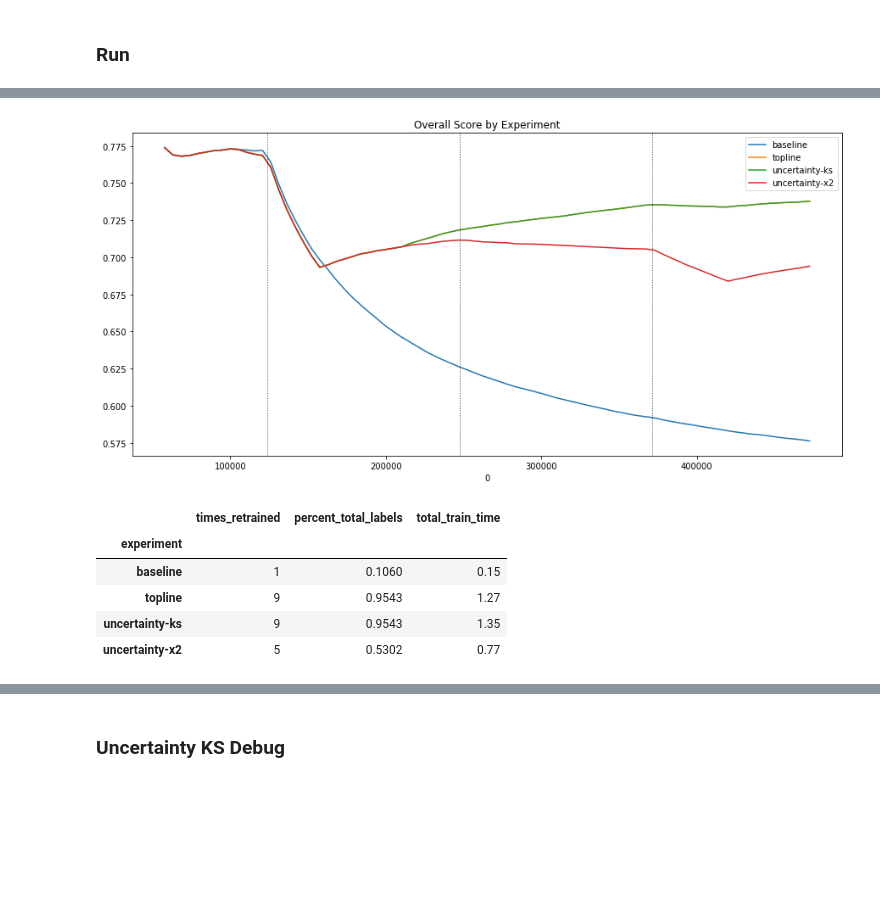
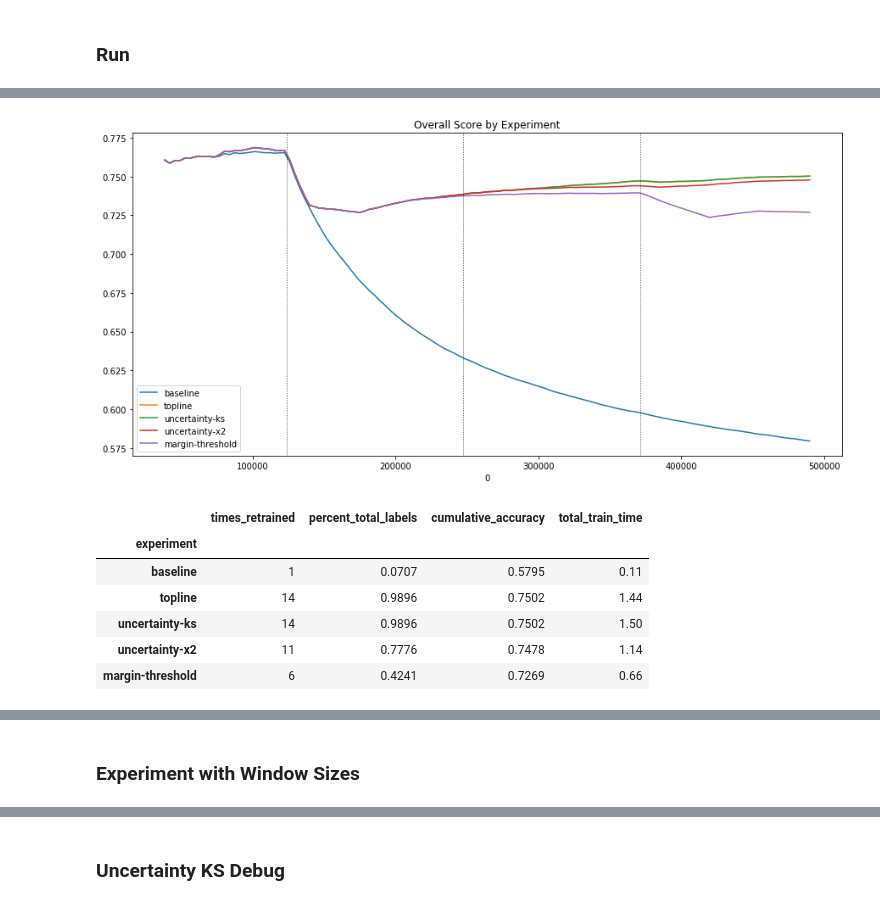
Before and after one commit to fastforwardlabs/concept-drift, a Jupyter notebook: notebooks/Covtype_experiment_dev.ipynb, the cells around one changed output, grey strips where cells are left out. Saved outputs shown, nothing was run; the diff lists cells and outputs as text; code cells hidden in the pictures; blank space fills up the shorter version.

```diff
--- a/notebooks/Covtype_experiment_dev.ipynb
+++ b/notebooks/Covtype_experiment_dev.ipynb
@@ -79,10 +82,11 @@ column_mapping = {
 
 # 17500
 CT_dataset = Dataset(
-    full_df=drift_df, column_mapping=column_mapping, window_size=17500 * 3
+    full_df=drift_df, column_mapping=column_mapping, window_size=17500 * 2
 )
 
 model = RandomForestClassifier(n_estimators=5, random_state=42, max_depth=5)
+# model = RandomForestClassifier(random_state=42)
 param_grid = {"clf__n_estimators": [3, 5], "clf__max_depth": [3, 5]}
 # %% [output]
 [interactive output not drawn]
@@ -113,4 +122,14 @@ uncertainty_x2 = UncertaintyX2Experiment(
     margin_width=0.1,
 )
 uncertainty_x2.run()
+
+margin_threshold = MarginThresholdExperiment(
+    model=model,
+    dataset=CT_dataset,
+    param_grid=param_grid,
+    k=10,
+    margin_width=0.1,
+    sensitivity=1,
+)
+margin_threshold.run()
 # %% [output]
@@ -134,14 +153,17 @@ X2 Test Result: FAILED | Power_divergenceResult(statistic=2026.325808264749, pva
 [interactive output not drawn]
 # %%
-exps = [baseline, topline, uncertainty_ks, uncertainty_x2]
+exps = [baseline, topline, uncertainty_ks, uncertainty_x2, margin_threshold]
 plot_multiple_experiments(exps, change_points)
 aggregate_experiment_metrics(exps)
 # %% [output]
-[figure, old version]
+[figure, new version]
-|  | times_retrained | percent_total_labels | total_train_time |
-| experiment |  |  |  |
-| baseline | 1 | 0.1060 | 0.15 |
-| topline | 9 | 0.9543 | 1.27 |
-| uncertainty-ks | 9 | 0.9543 | 1.35 |
-| uncertainty-x2 | 5 | 0.5302 | 0.77 |
+|  | times_retrained | percent_total_labels | cumulative_accuracy | total_train_time |
+| experiment |  |  |  |  |
+| baseline | 1 | 0.0707 | 0.5795 | 0.11 |
+| topline | 14 | 0.9896 | 0.7502 | 1.44 |
+| uncertainty-ks | 14 | 0.9896 | 0.7502 | 1.50 |
+| uncertainty-x2 | 11 | 0.7776 | 0.7478 | 1.14 |
+| margin-threshold | 6 | 0.4241 | 0.7269 | 0.66 |
 [interactive output not drawn]
+# %% [markdown]
+### Experiment with Window Sizes
```
Also changed, not shown: parts of 19 cells of this notebook.
